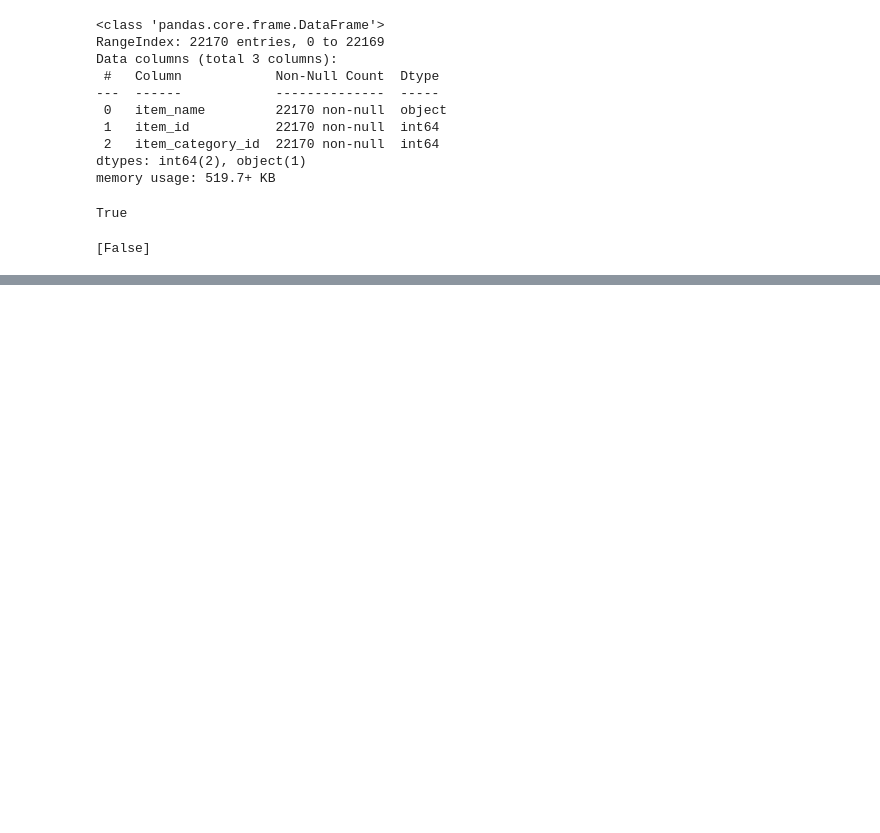
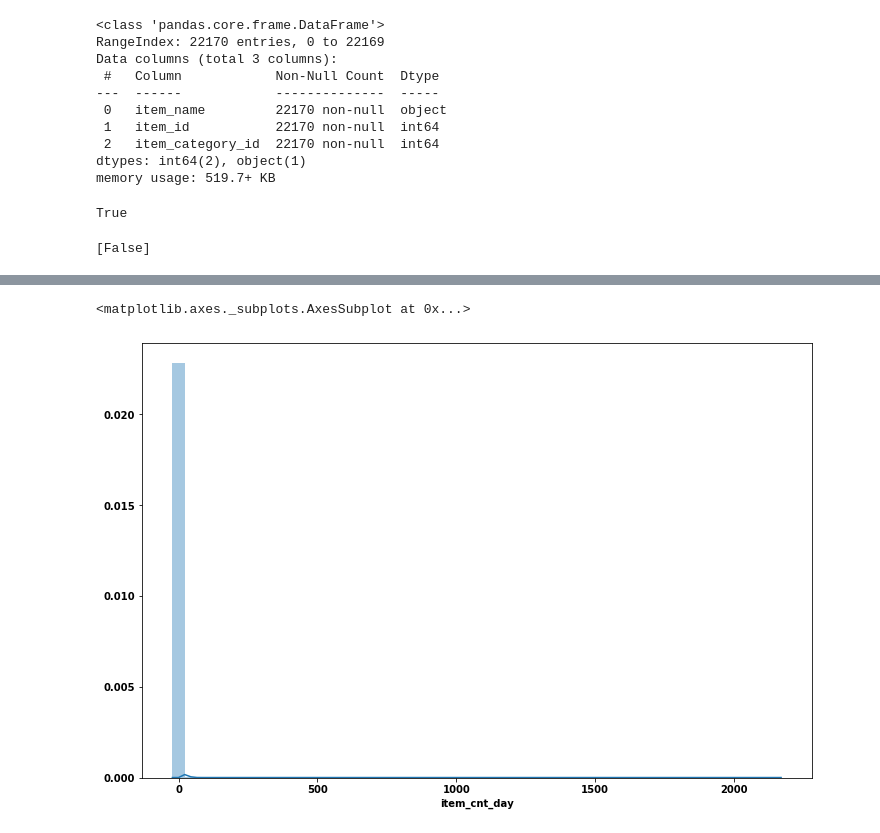
Before and after one commit to Hassibayub/kaggle-competition-pred_sales, a Jupyter notebook: future_sale_notebook.ipynb, the cells around one changed output, grey strips where cells are left out. Saved outputs shown, nothing was run; the diff lists cells and outputs as text; code cells hidden in the pictures; blank space fills up the shorter version.

```diff
--- a/future_sale_notebook.ipynb
+++ b/future_sale_notebook.ipynb
@@ -313,0 +393,3 @@ print(items['item_name'].duplicated().unique()) #no duplicates
+# %%
+train = pd.read_csv("./sales_train.csv", parse_dates=['date'])
+train.head()
@@ -313,0 +405,5 @@ print(items['item_name'].duplicated().unique()) #no duplicates
+# %%
+sns.distplot(train['item_cnt_day'])
+# %% [output]
+<matplotlib.axes._subplots.AxesSubplot at 0x...>
+[figure, added]
```
Also changed, not shown: parts of 20 cells of this notebook, 2 other files.
